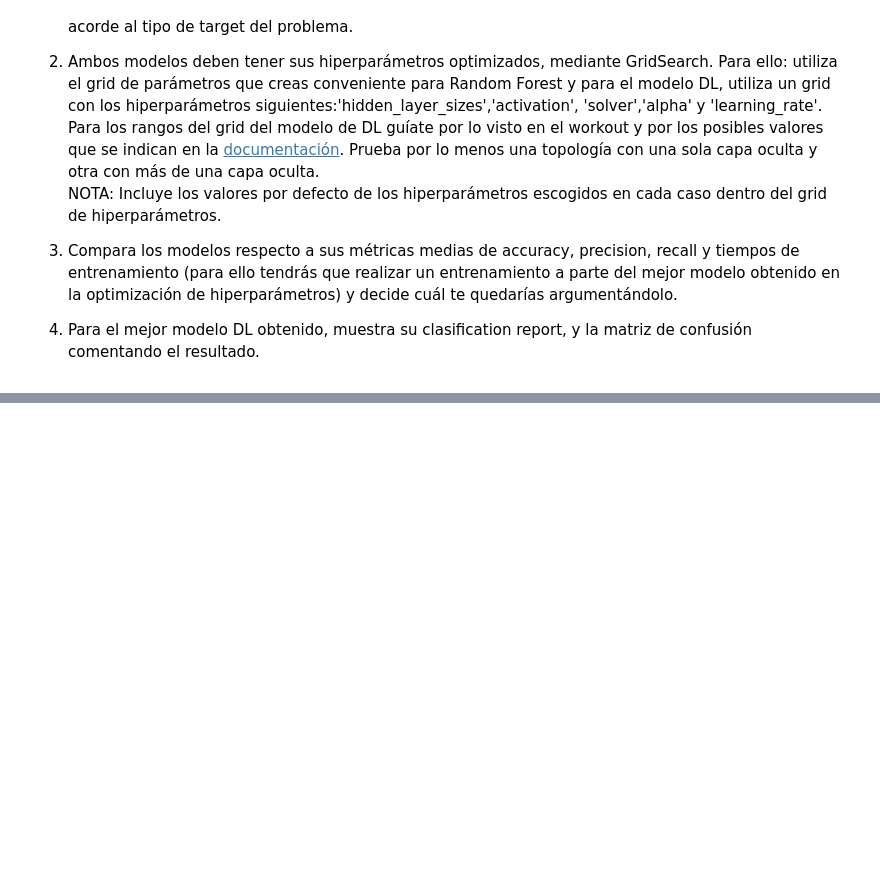
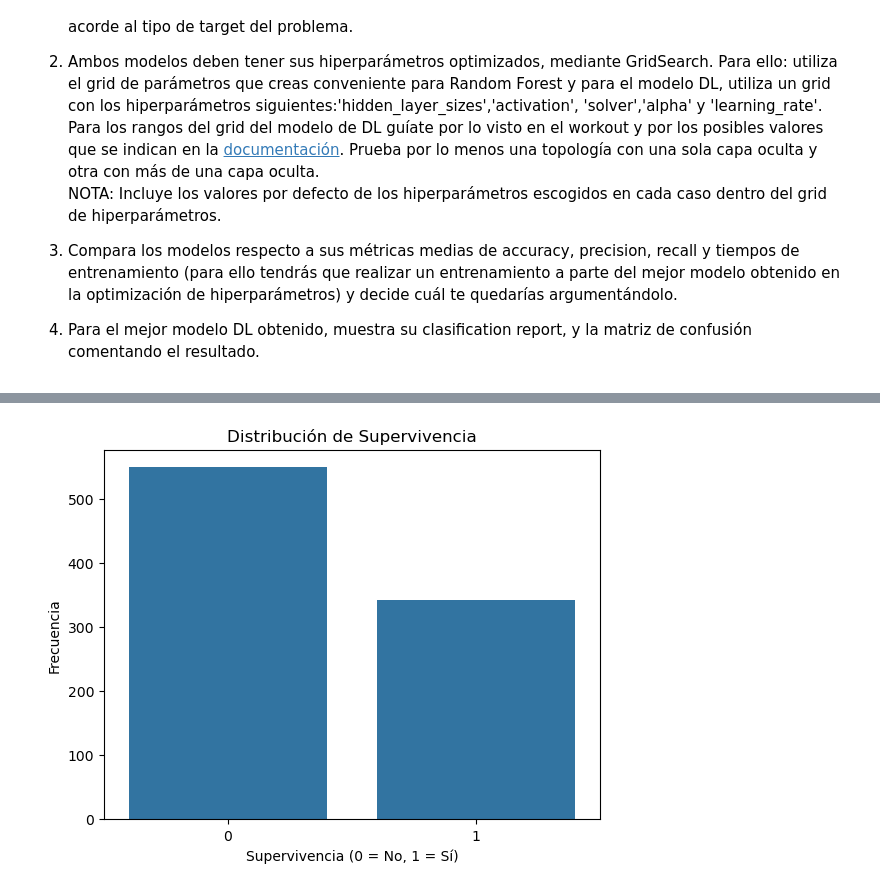
Before and after one commit to CanaryBrianArmas/ONLINE_DS_THEBRIDGE_-Ejercicios-a-corregir, a Jupyter notebook: Sprint_16/Unidad_1/18_Practica_Obligatoria_Introduccion_Deep_Learning.ipynb, the cells around one changed output, grey strips where cells are left out. Drawn from its saved outputs; the diff is of its cells as text; code cells hidden in the pictures; blank space fills up the shorter version.

```diff
--- a/Sprint_16/Unidad_1/18_Practica_Obligatoria_Introduccion_Deep_Learning.ipynb
+++ b/Sprint_16/Unidad_1/18_Practica_Obligatoria_Introduccion_Deep_Learning.ipynb
@@ -33,0 +72,9 @@ data = sns.load_dataset("titanic")
+# %%
+# Target distribution
+sns.countplot(x=data['survived'])
+plt.title("Distribución de Supervivencia")
+plt.xlabel("Supervivencia (0 = No, 1 = Sí)")
+plt.ylabel("Frecuencia")
+plt.show()
+# %% [output]
+[figure, added]
```
Also changed, not shown: parts of 12 cells of this notebook.
